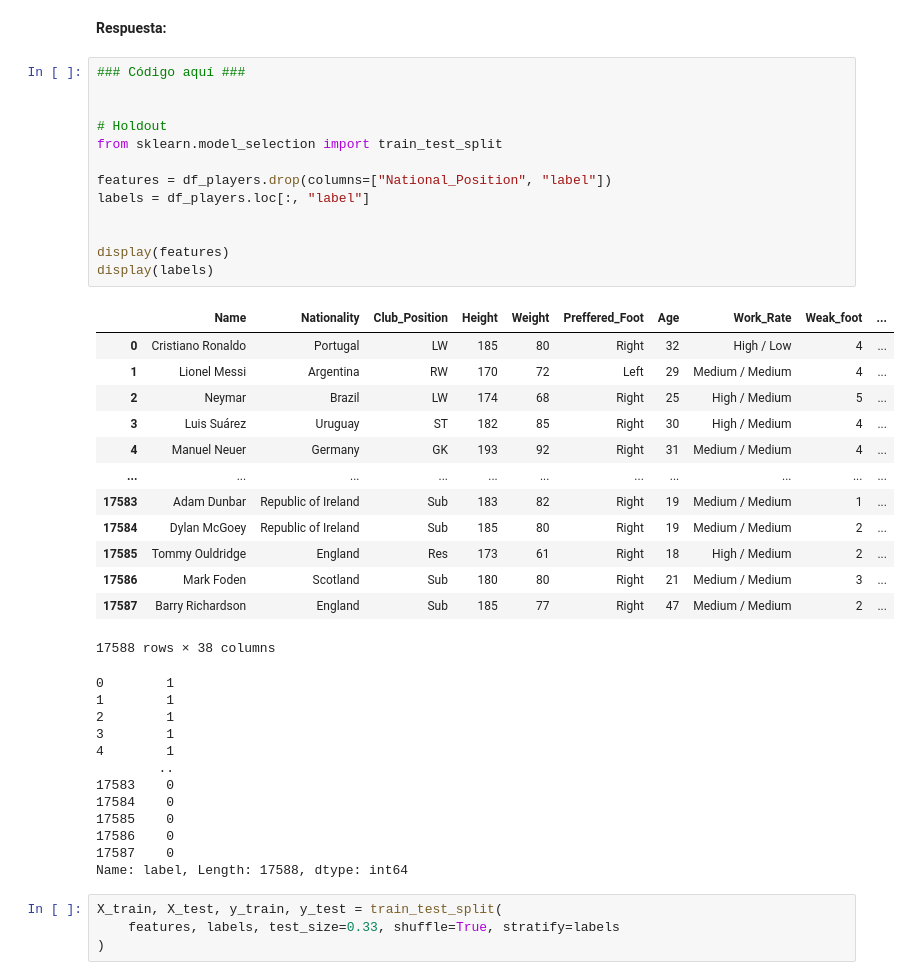
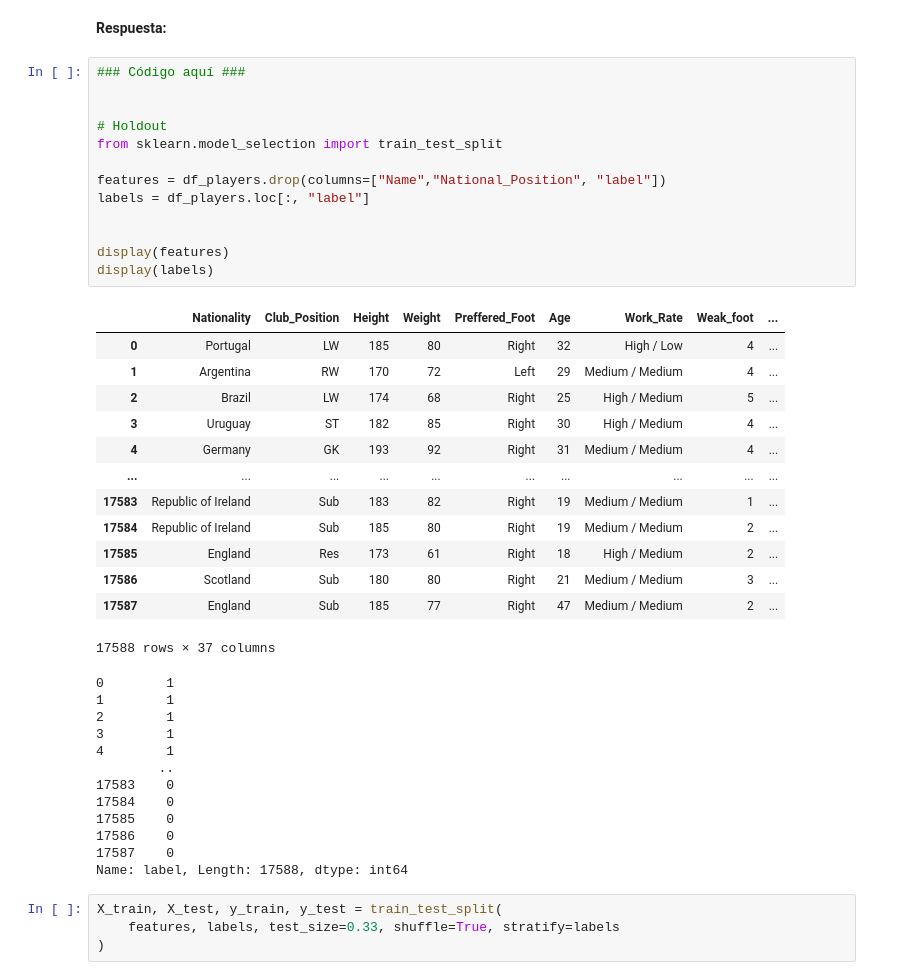
Before and after one commit to VanessaGaete/Laboratorio-de-Ciencia-de-Datos, a Jupyter notebook: Laboratorio7_enunciado.ipynb, the cells around one changed output. Cells and saved outputs as stored; diff of their text form.

```diff
--- a/Laboratorio7_enunciado.ipynb
+++ b/Laboratorio7_enunciado.ipynb
@@ -287,30 +281,30 @@ Una vez entrenado su modelo, evalue su rendimiento a través de diferentes métr
 # %%
 ### Código aquí ###
 
 
 # Holdout
 from sklearn.model_selection import train_test_split
 
-features = df_players.drop(columns=["National_Position", "label"])
+features = df_players.drop(columns=["Name","National_Position", "label"])
 labels = df_players.loc[:, "label"]
 
 
 display(features)
 display(labels)
 # %% [output]
-|  | Name | Nationality | Club_Position | Height | Weight | Preffered_Foot | Age | Work_Rate | Weak_foot | ... |
-| 0 | Cristiano Ronaldo | Portugal | LW | 185 | 80 | Right | 32 | High / Low | 4 | ... |
-| 1 | Lionel Messi | Argentina | RW | 170 | 72 | Left | 29 | Medium / Medium | 4 | ... |
-| 2 | Neymar | Brazil | LW | 174 | 68 | Right | 25 | High / Medium | 5 | ... |
-| 3 | Luis Suárez | Uruguay | ST | 182 | 85 | Right | 30 | High / Medium | 4 | ... |
-| 4 | Manuel Neuer | Germany | GK | 193 | 92 | Right | 31 | Medium / Medium | 4 | ... |
-| ... | ... | ... | ... | ... | ... | ... | ... | ... | ... | ... |
-| 17583 | Adam Dunbar | Republic of Ireland | Sub | 183 | 82 | Right | 19 | Medium / Medium | 1 | ... |
-| 17584 | Dylan McGoey | Republic of Ireland | Sub | 185 | 80 | Right | 19 | Medium / Medium | 2 | ... |
-| 17585 | Tommy Ouldridge | England | Res | 173 | 61 | Right | 18 | High / Medium | 2 | ... |
-| 17586 | Mark Foden | Scotland | Sub | 180 | 80 | Right | 21 | Medium / Medium | 3 | ... |
-| 17587 | Barry Richardson | England | Sub | 185 | 77 | Right | 47 | Medium / Medium | 2 | ... |
+|  | Nationality | Club_Position | Height | Weight | Preffered_Foot | Age | Work_Rate | Weak_foot | ... |
+| 0 | Portugal | LW | 185 | 80 | Right | 32 | High / Low | 4 | ... |
+| 1 | Argentina | RW | 170 | 72 | Left | 29 | Medium / Medium | 4 | ... |
+| 2 | Brazil | LW | 174 | 68 | Right | 25 | High / Medium | 5 | ... |
+| 3 | Uruguay | ST | 182 | 85 | Right | 30 | High / Medium | 4 | ... |
+| 4 | Germany | GK | 193 | 92 | Right | 31 | Medium / Medium | 4 | ... |
+| ... | ... | ... | ... | ... | ... | ... | ... | ... | ... |
+| 17583 | Republic of Ireland | Sub | 183 | 82 | Right | 19 | Medium / Medium | 1 | ... |
+| 17584 | Republic of Ireland | Sub | 185 | 80 | Right | 19 | Medium / Medium | 2 | ... |
+| 17585 | England | Res | 173 | 61 | Right | 18 | High / Medium | 2 | ... |
+| 17586 | Scotland | Sub | 180 | 80 | Right | 21 | Medium / Medium | 3 | ... |
+| 17587 | England | Sub | 185 | 77 | Right | 47 | Medium / Medium | 2 | ... |
-17588 rows × 38 columns
+17588 rows × 37 columns
 0        1
 1        1
 2        1
```
Also changed, not shown: parts of 38 cells of this notebook.
